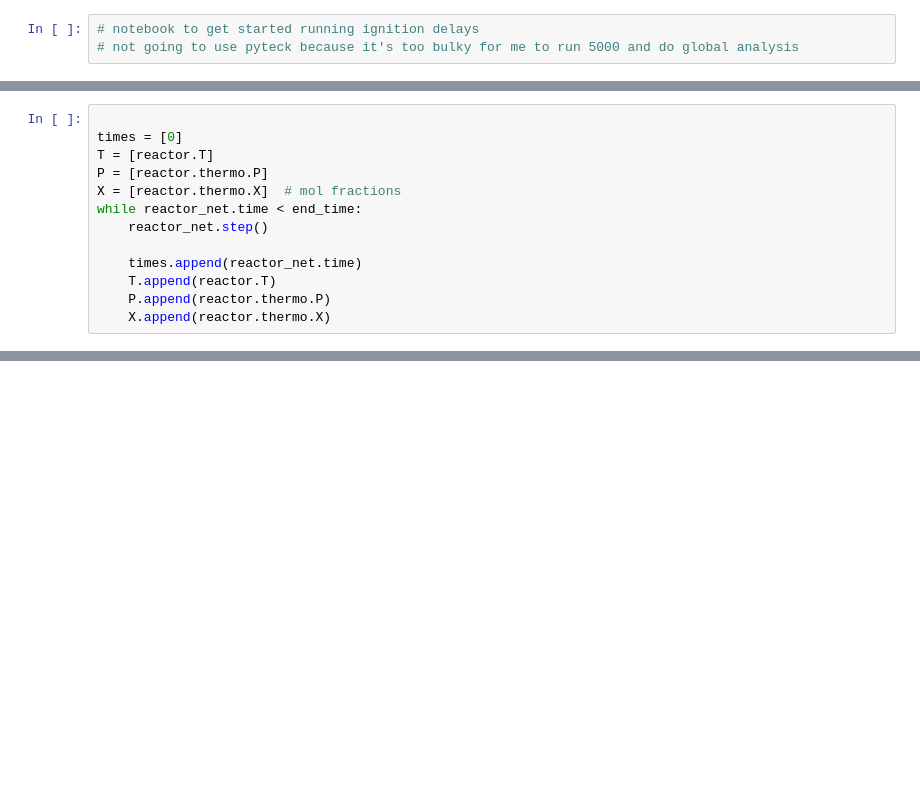
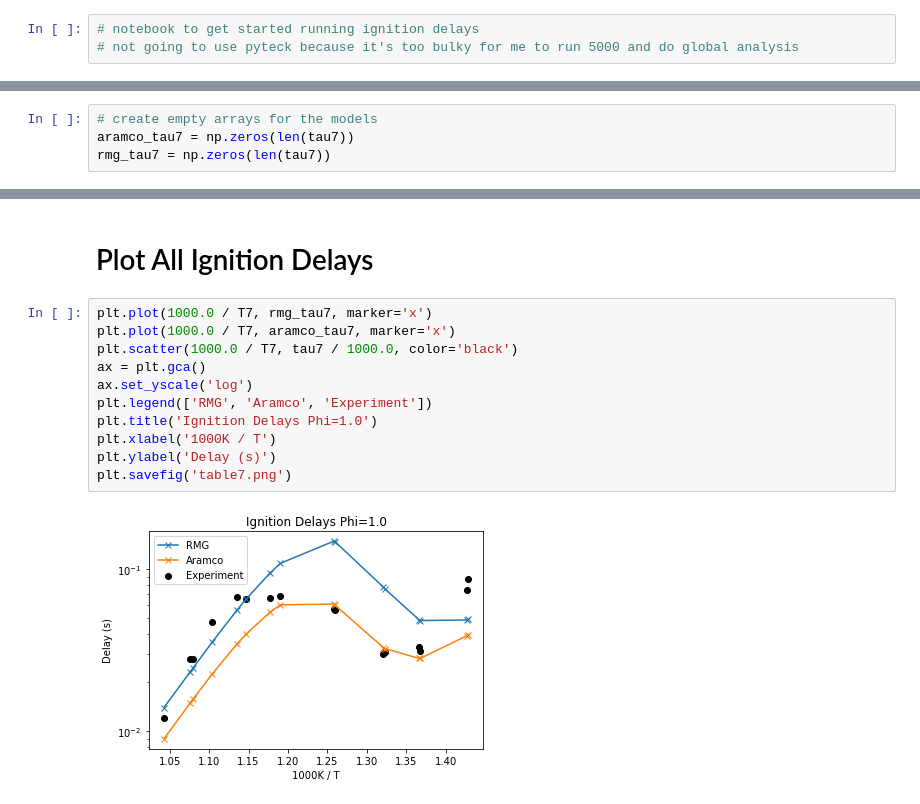
Before and after one commit to comocheng/autoscience, a Jupyter notebook: ignition_delay/ignition_delay_workbook.ipynb, the cells around one changed output, grey strips where cells are left out. Drawn from its saved outputs; the diff is of its cells as text; blank space fills up the shorter version.

```diff
--- a/ignition_delay/ignition_delay_workbook.ipynb
+++ b/ignition_delay/ignition_delay_workbook.ipynb
@@ -17 +53,5 @@ aramco_gas = ct.Solution(aramco_cti)
+# %%
+# create empty arrays for the models
+aramco_tau7 = np.zeros(len(tau7))
+rmg_tau7 = np.zeros(len(tau7))
 # %%
@@ -81,13 +83,0 @@ reactor_net = ct.ReactorNet([reactor])
-# %%
-
-times = [0]
-T = [reactor.T]
-P = [reactor.thermo.P]
-X = [reactor.thermo.X]  # mol fractions
-while reactor_net.time < end_time:
-    reactor_net.step()
-
-    times.append(reactor_net.time)
-    T.append(reactor.T)
-    P.append(reactor.thermo.P)
-    X.append(reactor.thermo.X)
@@ -142,0 +131,15 @@ gas.reactions()
+# %% [markdown]
+# Plot All Ignition Delays
+# %%
+plt.plot(1000.0 / T7, rmg_tau7, marker='x')
+plt.plot(1000.0 / T7, aramco_tau7, marker='x')
+plt.scatter(1000.0 / T7, tau7 / 1000.0, color='black')
+ax = plt.gca()
+ax.set_yscale('log')
+plt.legend(['RMG', 'Aramco', 'Experiment'])
+plt.title('Ignition Delays Phi=1.0')
+plt.xlabel('1000K / T')
+plt.ylabel('Delay (s)')
+plt.savefig('table7.png')
+# %% [output]
+[figure, added]
```
Also changed, not shown: parts of 17 cells of this notebook.
